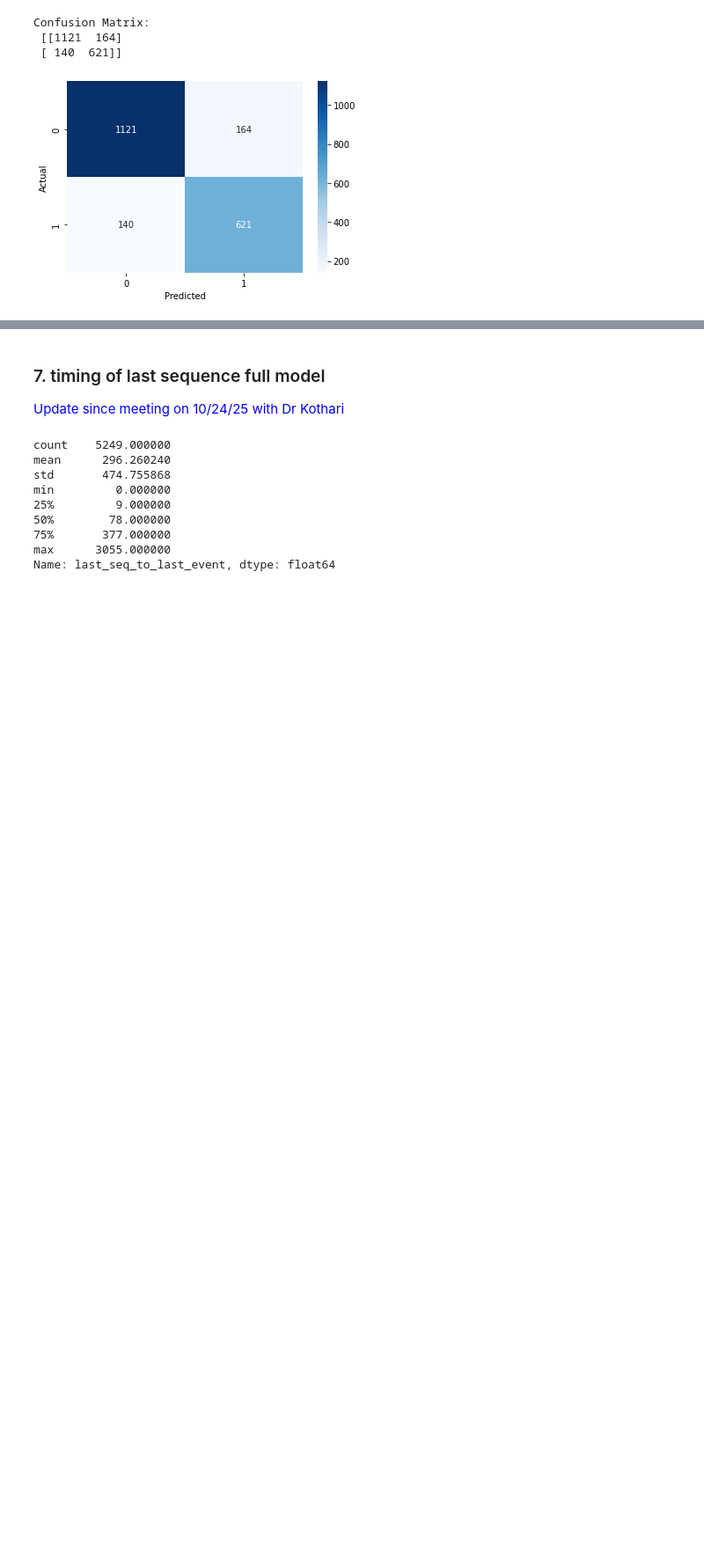
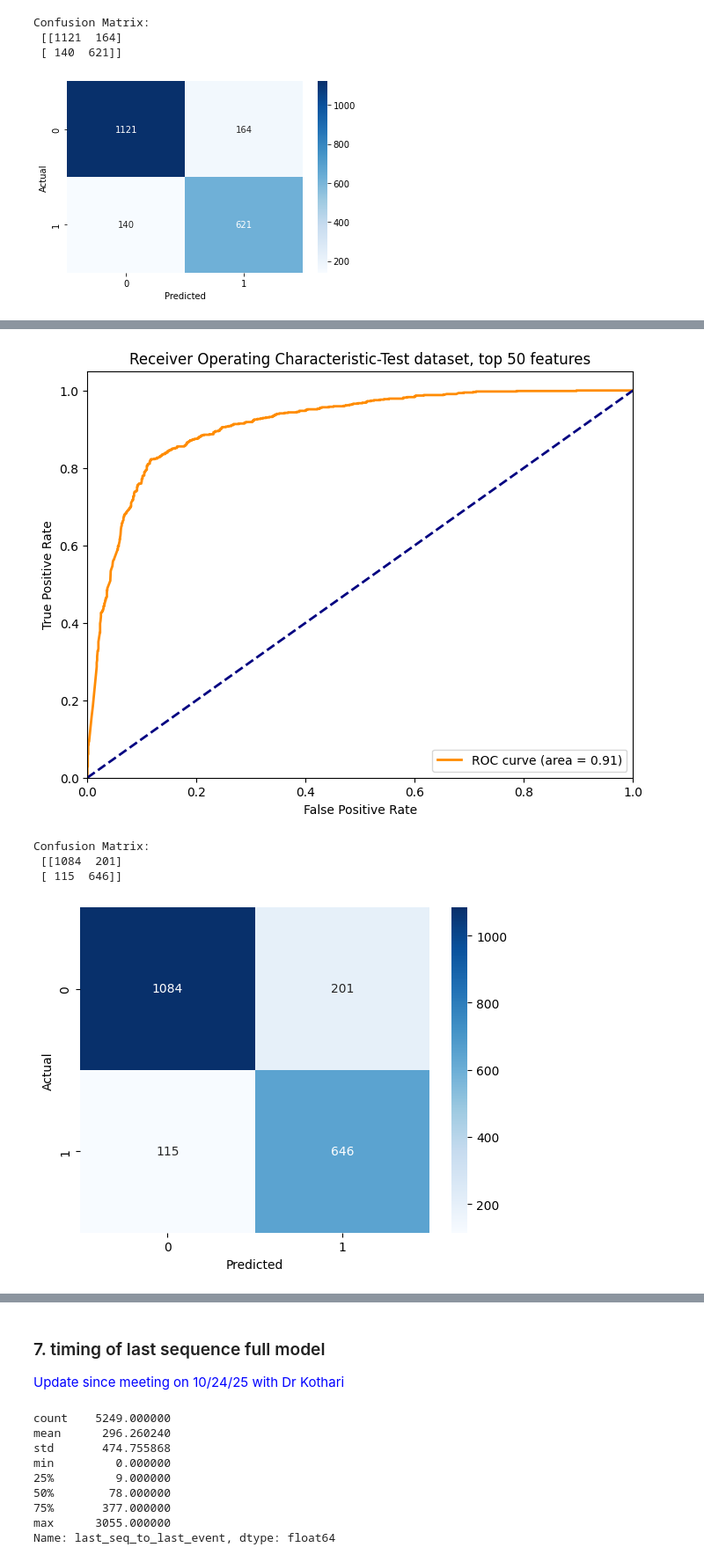
Before and after one commit to yunxingmcw/disease_trajectory_predictive_ML, a Jupyter notebook: Event_sequence_analysis_012826.ipynb, the cells around one changed output, grey strips where cells are left out. Shown at 88% size. Saved outputs shown, nothing was run; the diff lists cells and outputs as text; code cells hidden in the pictures; blank space fills up the shorter version.

```diff
--- a/Event_sequence_analysis_012826.ipynb
+++ b/Event_sequence_analysis_012826.ipynb
@@ -1300,0 +1352,13 @@ Confusion Matrix:
+# %%
+#get feature importance
+importance_gain = model.feature_importance(importance_type='gain')
+feature_names = model.feature_name()
+
+import pandas as pd
+
+df_importance = pd.DataFrame({
+    "feature": feature_names,
+    "gain_importance": importance_gain
+}).sort_values(by="gain_importance", ascending=False)
+
+df_importance.head(20)
@@ -1300,0 +1383,58 @@ Confusion Matrix:
+# %%
+lgb_top50=df_importance.head(50)['feature'].tolist()
+# 1. Create LightGBM dataset format (optional, but useful for advanced usage)
+train_data = lgb.Dataset(X_train[lgb_top50], label=y_train)
+test_data = lgb.Dataset(X_test[lgb_top50], label=y_test, reference=train_data)
+
+# 4. Define parameters
+params = {
+    'objective': 'binary',       # binary classification
+    'metric': ['binary_logloss', 'auc'],
+    'boosting_type': 'gbdt',     # gradient boosting decision tree
+    'num_leaves': 31,            # complexity of the trees
+    'learning_rate': 0.05,
+    'feature_fraction': 0.9
+}
+
+# 5. Train the model
+model = lgb.train(
+    params,
+    train_data,
+    valid_sets=[train_data, test_data],
+    num_boost_round=100
+)
+
+# Calculate the ROC curve and AUC
+y_probs = model.predict(X_test[lgb_top50], num_iteration=model.best_iteration)
+fpr, tpr, thresholds = roc_curve(y_test, y_probs)
+roc_auc = auc(fpr, tpr)
+
+y_pred = (y_probs >= 0.3).astype(int)
+accuracy = accuracy_score(y_test, y_pred)
+print("Accuracy:", accuracy)
+print("Light GBM Classification Report:")
+print(classification_report(y_test, y_pred))
+
+# Plot ROC curve
+plt.figure(figsize=(8, 6))
+plt.plot(fpr, tpr, color='darkorange', lw=2, label='ROC curve (area = %0.2f)' % roc_auc)
+plt.plot([0, 1], [0, 1], color='navy', lw=2, linestyle='--')
+plt.xlim([0.0, 1.0])
+plt.ylim([0.0, 1.05])
+plt.xlabel('False Positive Rate')
+plt.ylabel('True Positive Rate')
+plt.title('Receiver Operating Characteristic-Test dataset, top 50 features')
+plt.legend(loc="lower right")
+plt.show()
+
+# Confusion matrix
+cm = confusion_matrix(y_test, y_pred)
+print("Confusion Matrix:\n", cm)
+import seaborn as sns
+import matplotlib.pyplot as plt
+
+sns.heatmap(cm, annot=True, fmt='d', cmap='Blues')
+plt.xlabel('Predicted')
+plt.ylabel('Actual')
+plt.show()
+# %% [output]
@@ -1300,0 +1459,5 @@ Confusion Matrix:
+[figure, added]
+Confusion Matrix:
+ [[1084  201]
+ [ 115  646]]
+[figure, added]
```
Also changed, not shown: parts of 34 cells of this notebook, 5 other files.
